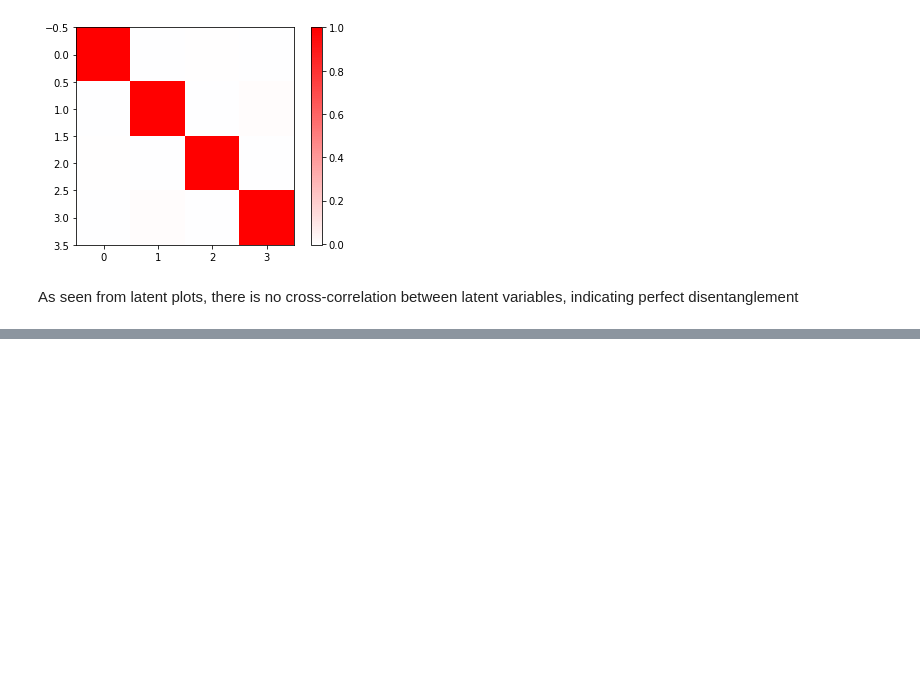
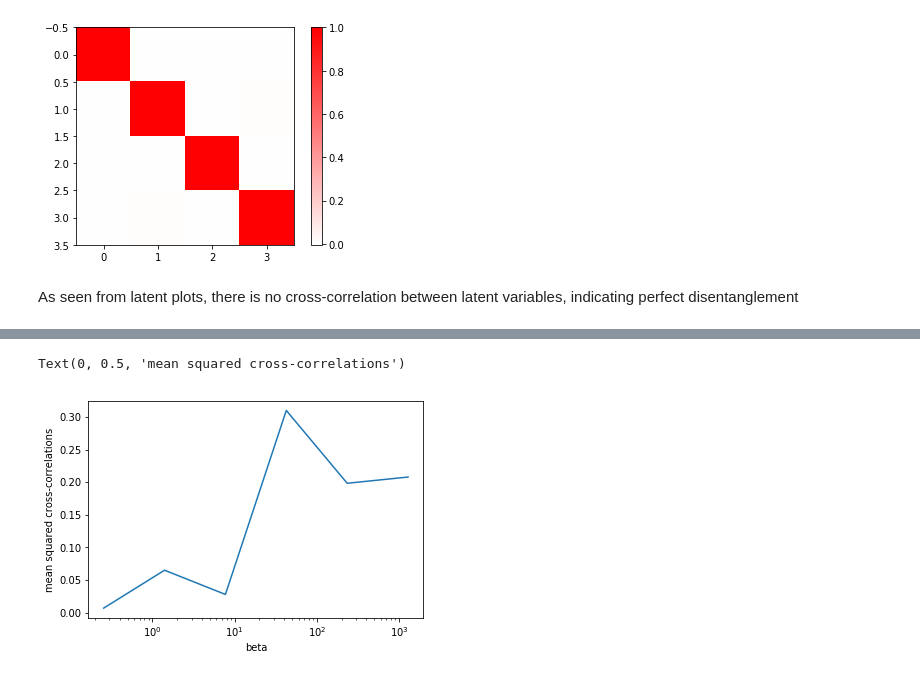
Before and after one commit to zahariaa/disentangled-dynamics, a Jupyter notebook: src/analyses/Entanglement analysis.ipynb, the cells around one changed output, grey strips where cells are left out. Cells and saved outputs as stored; diff of their text form; code cells hidden in the pictures; blank space fills up the shorter version.

```diff
--- a/src/analyses/Entanglement analysis.ipynb
+++ b/src/analyses/Entanglement analysis.ipynb
@@ -97,0 +165,8 @@ As seen from latent plots, there is no cross-correlation between latent variable
+# %%
+plt.plot(beta,mss)
+plt.xscale('log')
+plt.xlabel('beta')
+plt.ylabel('mean squared cross-correlations')
+# %% [output]
+Text(0, 0.5, 'mean squared cross-correlations')
+[figure, added]
```
Also changed, not shown: parts of 17 cells of this notebook, 1 other file.
